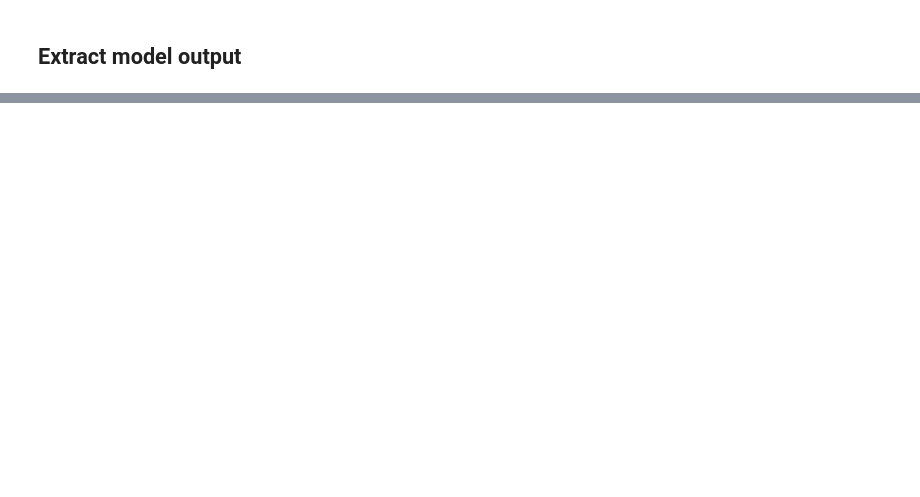
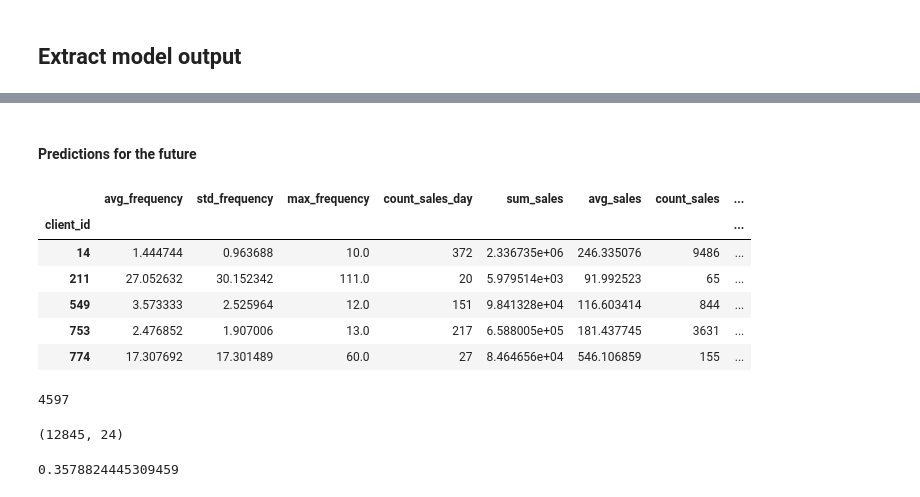
Before and after one commit to anastasia578/reshaping_business_with_ai_bcg, a Jupyter notebook: model.ipynb, the cells around one changed output, grey strips where cells are left out. Saved outputs shown, nothing was run; the diff lists cells and outputs as text; code cells hidden in the pictures; blank space fills up the shorter version.

Commit message:
predict on recent data

```diff
--- a/model.ipynb
+++ b/model.ipynb
@@ -468 +468,20 @@ tableau_clients_list
  366373]
+# %% [markdown]
+#### Predictions for the future
+# %%
+file_path = 'data/data_for_pred.csv'
+df = pd.read_csv(file_path, index_col=0)
+
+df.set_index('client_id', inplace=True)
+df = df.drop(columns=['last_purchase'])
+df = df.fillna(0)
+# %%
+df.head()
+# %% [output]
+|  | avg_frequency | std_frequency | max_frequency | count_sales_day | sum_sales | avg_sales | count_sales | ... |
+| client_id |  |  |  |  |  |  |  | ... |
+| 14 | 1.444744 | 0.963688 | 10.0 | 372 | 2.336735e+06 | 246.335076 | 9486 | ... |
+| 211 | 27.052632 | 30.152342 | 111.0 | 20 | 5.979514e+03 | 91.992523 | 65 | ... |
+| 549 | 3.573333 | 2.525964 | 12.0 | 151 | 9.841328e+04 | 116.603414 | 844 | ... |
+| 753 | 2.476852 | 1.907006 | 13.0 | 217 | 6.588005e+05 | 181.437745 | 3631 | ... |
+| 774 | 17.307692 | 17.301489 | 60.0 | 27 | 8.464656e+04 | 546.106859 | 155 | ... |
@@ -468,0 +491,12 @@ tableau_clients_list
+# %%
+y_pred.sum()
+# %% [output]
+4597
+# %%
+df.shape
+# %% [output]
+(12845, 24)
+# %%
+4597/12845
+# %% [output]
+0.3578824445309459
```
Also changed, not shown: parts of 22 cells of this notebook, 1 other file.
